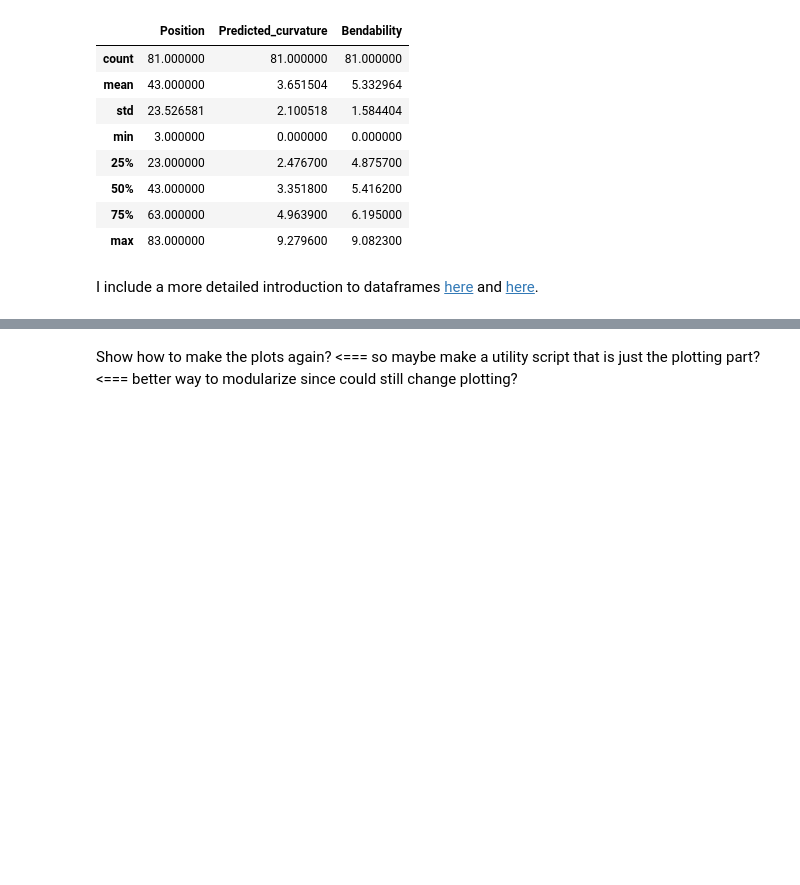
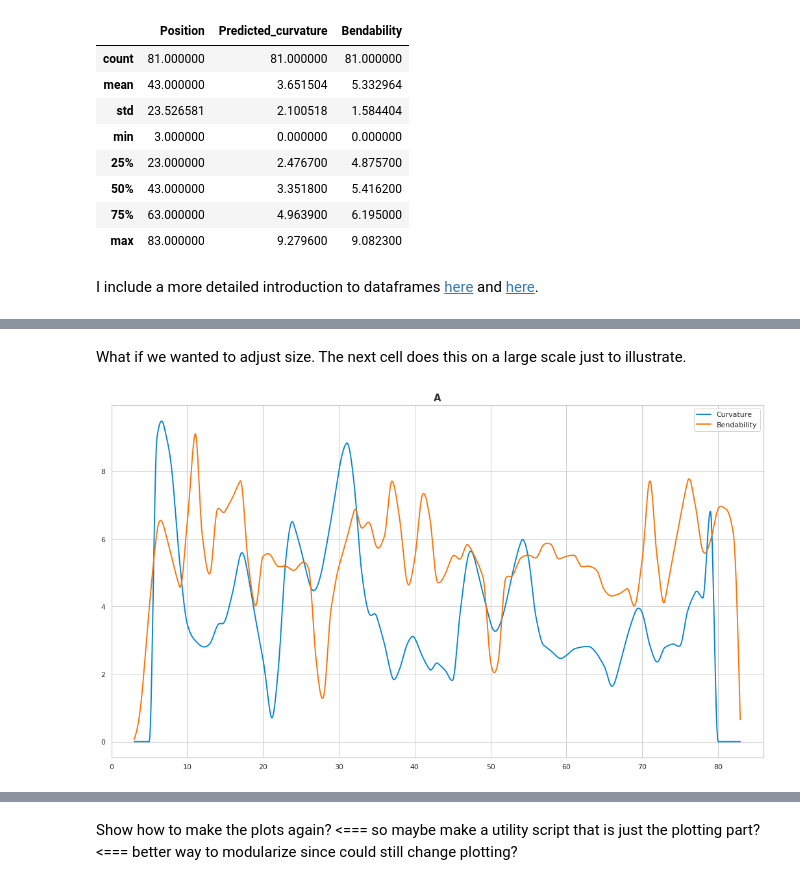
Before and after one commit to fomightez/bendit-binder, a Jupyter notebook: Accessing_and_reviewing_the_bendit_results.ipynb, the cells around one changed output, grey strips where cells are left out. Cells and saved outputs as stored; diff of their text form; code cells hidden in the pictures; blank space fills up the shorter version.

```diff
--- a/Accessing_and_reviewing_the_bendit_results.ipynb
+++ b/Accessing_and_reviewing_the_bendit_results.ipynb
@@ -277,0 +345,7 @@ I include a more detailed introduction to dataframes [here](https://nbviewer.jup
+# %% [markdown]
+What if we wanted to adjust size. The next cell does this on a large scale just to illustrate.
+# %%
+plot_a.set_size_inches((18, 10))
+plot_a
+# %% [output]
+[figure, added]
```
Also changed, not shown: parts of 30 cells of this notebook.
